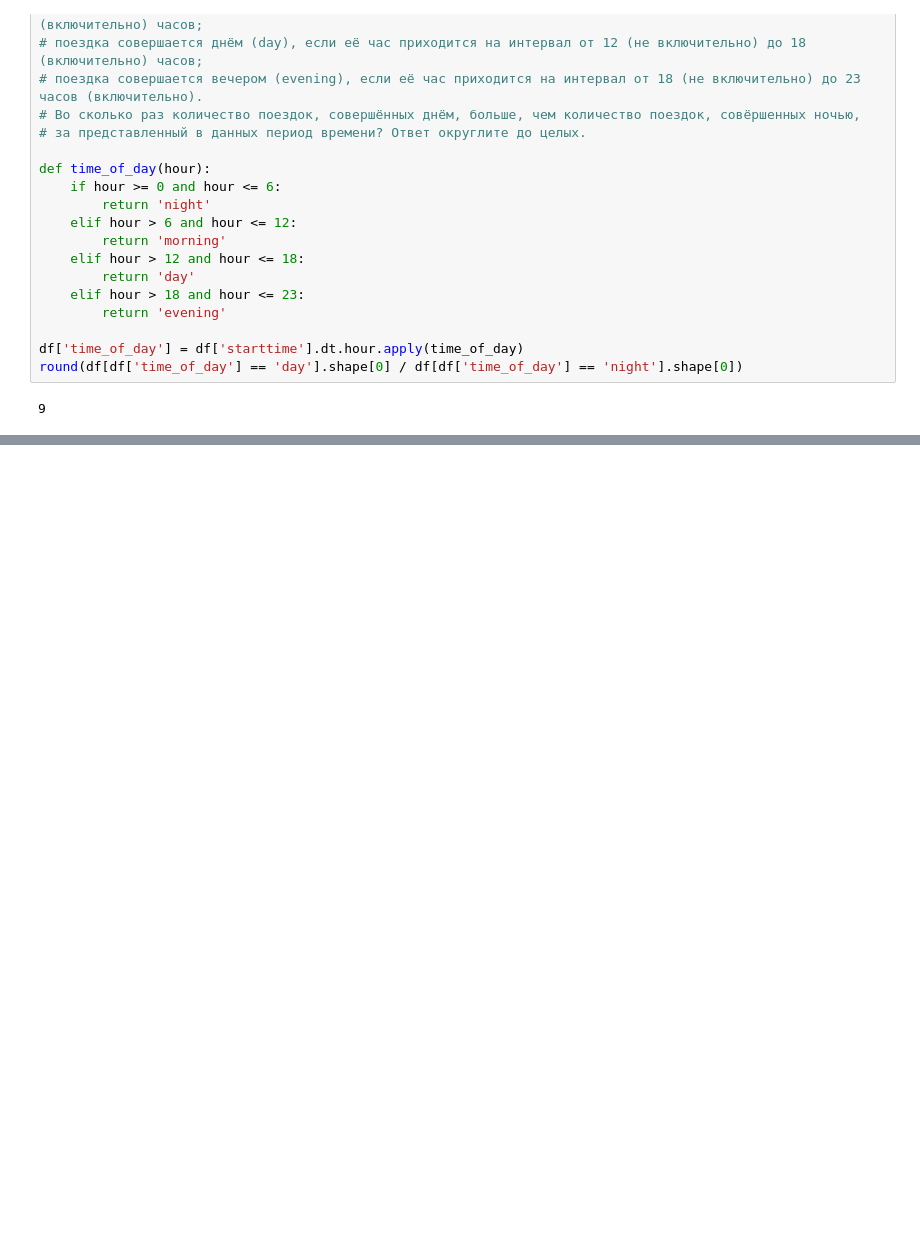
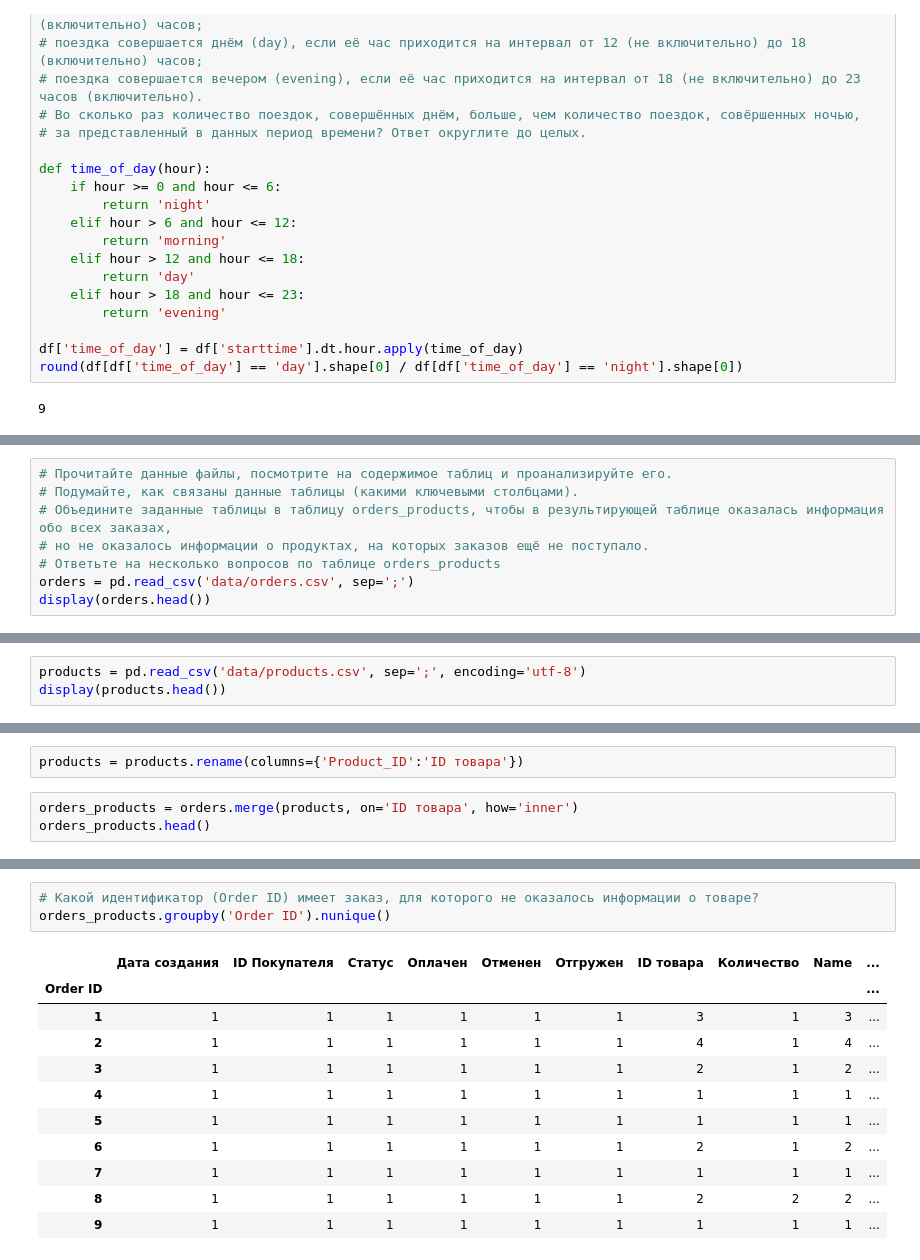
Before and after one commit to UsilaDobry/SF_Python, a Jupyter notebook: Основы Python.ipynb, the cells around one changed output, grey strips where cells are left out. Saved outputs shown, nothing was run; the diff lists cells and outputs as text; blank space fills up the shorter version.

```diff
--- a/Основы Python.ipynb
+++ b/Основы Python.ipynb
@@ -4381,0 +4975,8 @@ round(df[df['time_of_day'] == 'day'].shape[0] / df[df['time_of_day'] == 'night']
+# %%
+# Прочитайте данные файлы, посмотрите на содержимое таблиц и проанализируйте его.
+# Подумайте, как связаны данные таблицы (какими ключевыми столбцами).
+# Объедините заданные таблицы в таблицу orders_products, чтобы в результирующей таблице оказалась информация обо всех заказах,
+# но не оказалось информации о продуктах, на которых заказов ещё не поступало.
+# Ответьте на несколько вопросов по таблице orders_products
+orders = pd.read_csv('data/orders.csv', sep=';')
+display(orders.head())
@@ -4381,0 +4990,3 @@ round(df[df['time_of_day'] == 'day'].shape[0] / df[df['time_of_day'] == 'night']
+# %%
+products = pd.read_csv('data/products.csv', sep=';', encoding='utf-8')
+display(products.head())
@@ -4381,0 +5000,5 @@ round(df[df['time_of_day'] == 'day'].shape[0] / df[df['time_of_day'] == 'night']
+# %%
+products = products.rename(columns={'Product_ID':'ID товара'})
+# %%
+orders_products = orders.merge(products, on='ID товара', how='inner')
+orders_products.head()
@@ -4381,0 +5012,15 @@ round(df[df['time_of_day'] == 'day'].shape[0] / df[df['time_of_day'] == 'night']
+# %%
+# Какой идентификатор (Order ID) имеет заказ, для которого не оказалось информации о товаре?
+orders_products.groupby('Order ID').nunique()
+# %% [output]
+|  | Дата создания | ID Покупателя | Статус | Оплачен | Отменен | Отгружен | ID товара | Количество | Name | ... |
+| Order ID |  |  |  |  |  |  |  |  |  | ... |
+| 1 | 1 | 1 | 1 | 1 | 1 | 1 | 3 | 1 | 3 | ... |
+| 2 | 1 | 1 | 1 | 1 | 1 | 1 | 4 | 1 | 4 | ... |
+| 3 | 1 | 1 | 1 | 1 | 1 | 1 | 2 | 1 | 2 | ... |
+| 4 | 1 | 1 | 1 | 1 | 1 | 1 | 1 | 1 | 1 | ... |
+| 5 | 1 | 1 | 1 | 1 | 1 | 1 | 1 | 1 | 1 | ... |
+| 6 | 1 | 1 | 1 | 1 | 1 | 1 | 2 | 1 | 2 | ... |
+| 7 | 1 | 1 | 1 | 1 | 1 | 1 | 1 | 1 | 1 | ... |
+| 8 | 1 | 1 | 1 | 1 | 1 | 1 | 2 | 2 | 2 | ... |
+| 9 | 1 | 1 | 1 | 1 | 1 | 1 | 1 | 1 | 1 | ... |
```
Also changed, not shown: parts of 62 cells of this notebook, 1 other file.
